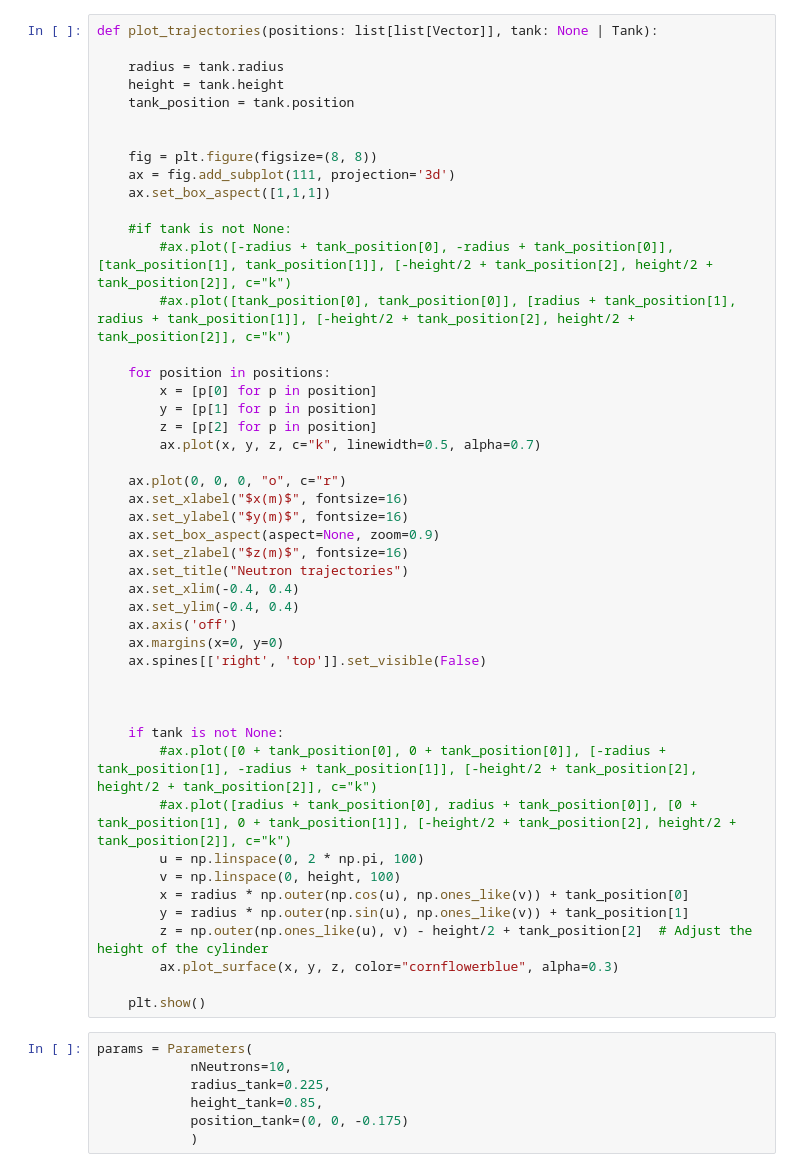
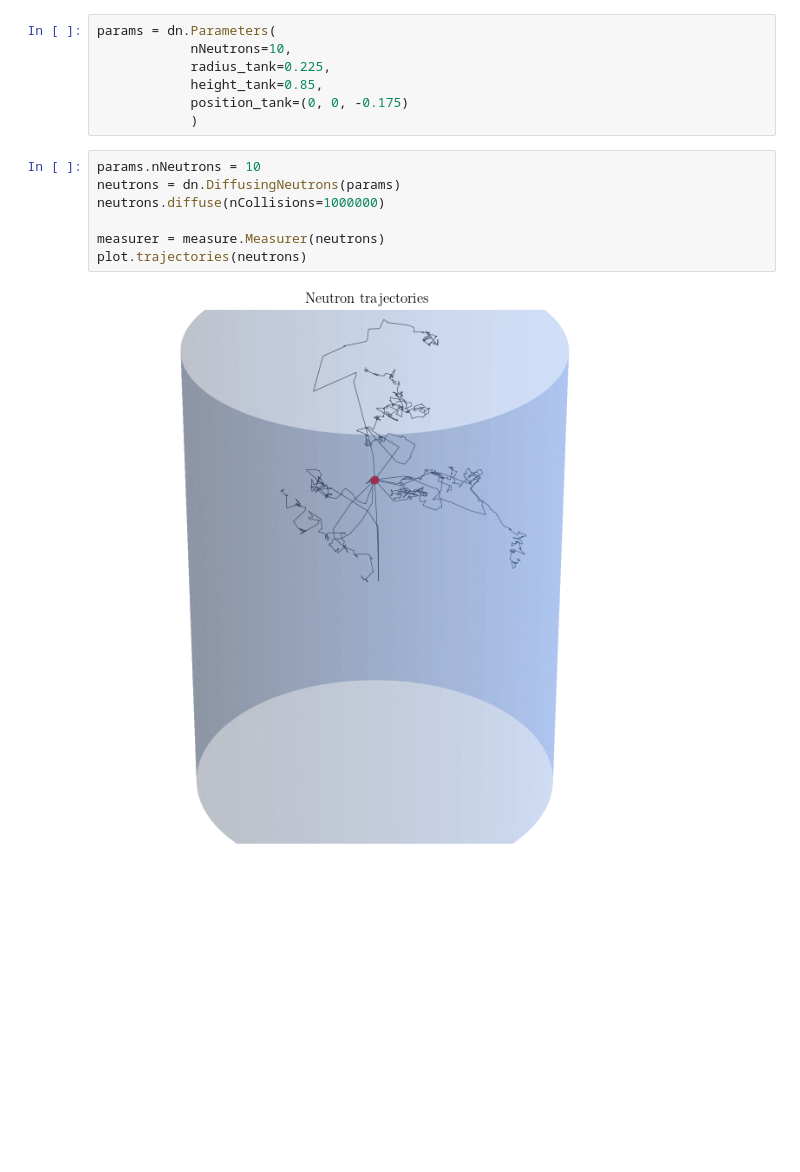
Before and after one commit to DerkNiessink/NeutroWater, a Jupyter notebook: analysis/simulation.ipynb, the cells around one changed output. Saved outputs shown, nothing was run; the diff lists cells and outputs as text; blank space fills up the shorter version.

```diff
--- a/analysis/simulation.ipynb
+++ b/analysis/simulation.ipynb
@@ -21,54 +13,16 @@ please provide us feedback at https://github.com/pandas-dev/pandas/issues/54466
-# %%
-def plot_trajectories(positions: list[list[Vector]], tank: None | Tank):
-
-    radius = tank.radius
-    height = tank.height
-    tank_position = tank.position
-
-
-    fig = plt.figure(figsize=(8, 8))
-    ax = fig.add_subplot(111, projection='3d')
-    ax.set_box_aspect([1,1,1])
-
-    #if tank is not None:
-        #ax.plot([-radius + tank_position[0], -radius + tank_position[0]], [tank_position[1], tank_position[1]], [-height/2 + tank_position[2], height/2 + tank_position[2]], c="k")
-        #ax.plot([tank_position[0], tank_position[0]], [radius + tank_position[1], radius + tank_position[1]], [-height/2 + tank_position[2], height/2 + tank_position[2]], c="k")
-
-    for position in positions:
-        x = [p[0] for p in position]
-        y = [p[1] for p in position]
-        z = [p[2] for p in position]
-        ax.plot(x, y, z, c="k", linewidth=0.5, alpha=0.7)
-
-    ax.plot(0, 0, 0, "o", c="r")
-    ax.set_xlabel("$x(m)$", fontsize=16)
-    ax.set_ylabel("$y(m)$", fontsize=16)
-    ax.set_box_aspect(aspect=None, zoom=0.9)
-    ax.set_zlabel("$z(m)$", fontsize=16)
-    ax.set_title("Neutron trajectories")
-    ax.set_xlim(-0.4, 0.4)
-    ax.set_ylim(-0.4, 0.4)
-    ax.axis('off')
-    ax.margins(x=0, y=0)
-    ax.spines[['right', 'top']].set_visible(False)
-
-
-
-    if tank is not None:
-        #ax.plot([0 + tank_position[0], 0 + tank_position[0]], [-radius + tank_position[1], -radius + tank_position[1]], [-height/2 + tank_position[2], height/2 + tank_position[2]], c="k")
-        #ax.plot([radius + tank_position[0], radius + tank_position[0]], [0 + tank_position[1], 0 + tank_position[1]], [-height/2 + tank_position[2], height/2 + tank_position[2]], c="k")
-        u = np.linspace(0, 2 * np.pi, 100)
-        v = np.linspace(0, height, 100)
-        x = radius * np.outer(np.cos(u), np.ones_like(v)) + tank_position[0]
-        y = radius * np.outer(np.sin(u), np.ones_like(v)) + tank_position[1]
-        z = np.outer(np.ones_like(u), v) - height/2 + tank_position[2]  # Adjust the height of the cylinder
-        ax.plot_surface(x, y, z, color="cornflowerblue", alpha=0.3)
-
-    plt.show()
 # %%
-params = Parameters(
+params = dn.Parameters(
             nNeutrons=10,
             radius_tank=0.225,
             height_tank=0.85,
             position_tank=(0, 0, -0.175)
             )
+# %%
+params.nNeutrons = 10
+neutrons = dn.DiffusingNeutrons(params)
+neutrons.diffuse(nCollisions=1000000)
+
+measurer = measure.Measurer(neutrons)
+plot.trajectories(neutrons)
+# %% [output]
+[figure, added]
```
Also changed, not shown: parts of 20 cells of this notebook, 5 other files.
